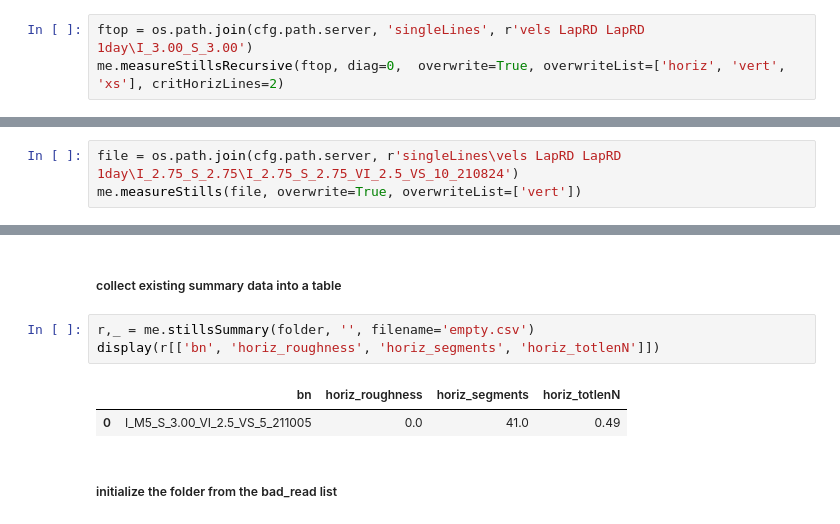
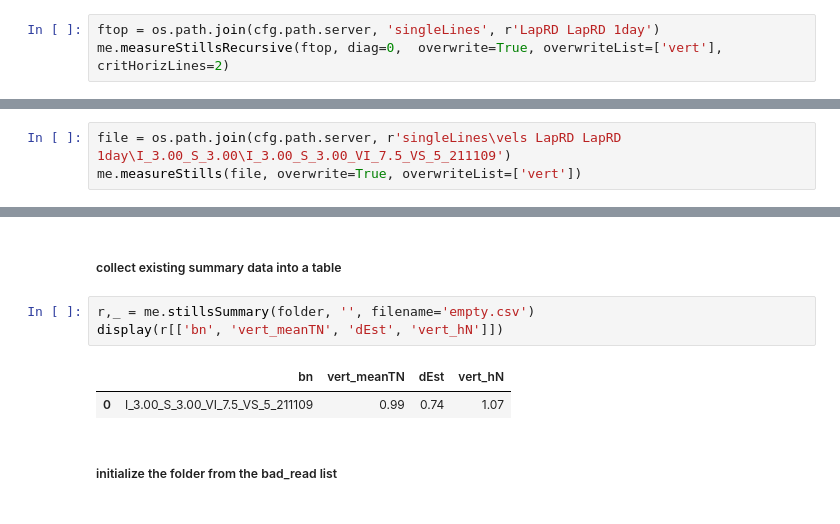
Before and after one commit to usnistgov/embedded3DPvids, a Jupyter notebook: ipynb/singleLineMetrics.ipynb, the cells around one changed output, grey strips where cells are left out. Saved outputs shown, nothing was run; the diff lists cells and outputs as text.

```diff
--- a/ipynb/singleLineMetrics.ipynb
+++ b/ipynb/singleLineMetrics.ipynb
@@ -48,6 +48,6 @@ bad_read
 # %% [markdown]
 ## measure all stills
 # %%
-ftop = os.path.join(cfg.path.server, 'singleLines', r'vels LapRD LapRD 1day\I_3.00_S_3.00')
-me.measureStillsRecursive(ftop, diag=0,  overwrite=True, overwriteList=['horiz', 'vert', 'xs'], critHorizLines=2)
+ftop = os.path.join(cfg.path.server, 'singleLines', r'LapRD LapRD 1day')
+me.measureStillsRecursive(ftop, diag=0,  overwrite=True, overwriteList=['vert'], critHorizLines=2)
 # %% [output]
@@ -102,6 +71,6 @@ INFO: Exported //cfs2e.nist.gov/642/internal/3D Printing Lab/Shopbot/videos/sing
 # %% [markdown]
 ## measure one folder
 # %%
-file = os.path.join(cfg.path.server, r'singleLines\vels LapRD LapRD 1day\I_2.75_S_2.75\I_2.75_S_2.75_VI_2.5_VS_10_210824')
+file = os.path.join(cfg.path.server, r'singleLines\vels LapRD LapRD 1day\I_3.00_S_3.00\I_3.00_S_3.00_VI_7.5_VS_5_211109')
 me.measureStills(file, overwrite=True, overwriteList=['vert'])
 # %% [output]
@@ -140,10 +109,10 @@ INFO: Problems detected in //cfs2e.nist.gov/642/internal/3D Printing Lab/Shopbot
 ##### collect existing summary data into a table
 # %%
 r,_ = me.stillsSummary(folder, '', filename='empty.csv')
-display(r[['bn', 'horiz_roughness', 'horiz_segments', 'horiz_totlenN']])
+display(r[['bn', 'vert_meanTN', 'dEst', 'vert_hN']])
 # %% [output]
-|  | bn | horiz_roughness | horiz_segments | horiz_totlenN |
-| 0 | I_M5_S_3.00_VI_2.5_VS_5_211005 | 0.0 | 41.0 | 0.49 |
+|  | bn | vert_meanTN | dEst | vert_hN |
+| 0 | I_3.00_S_3.00_VI_7.5_VS_5_211109 | 0.99 | 0.74 | 1.07 |
 # %% [markdown]
 ##### initialize the folder from the bad_read list
 # %%
```
Also changed, not shown: parts of 5 cells of this notebook, 12 other files.
